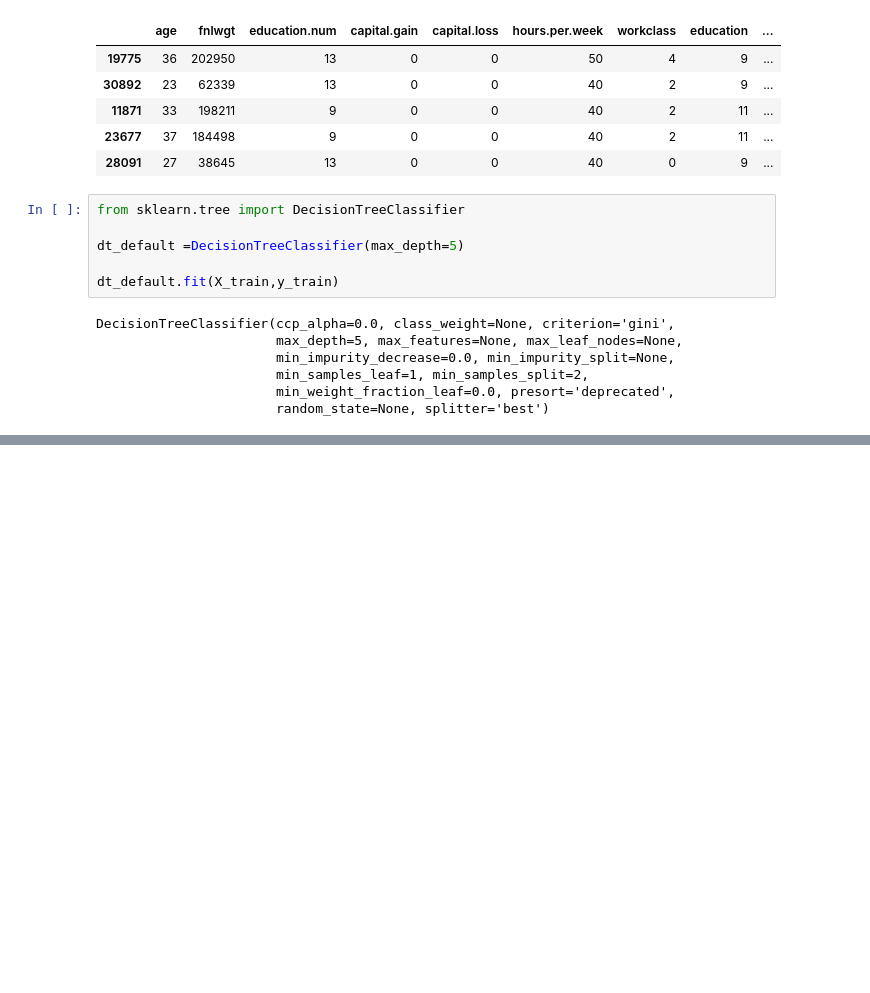
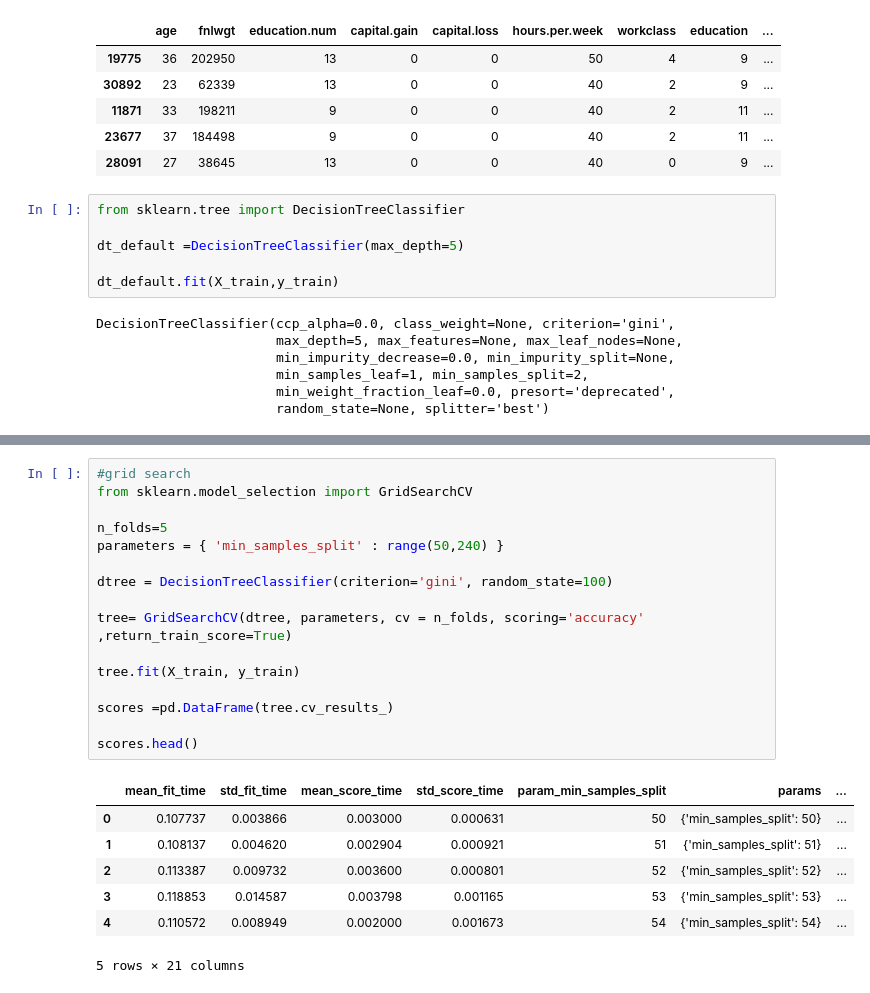
Before and after one commit to ashwinijindal10/pgdm-code, a Jupyter notebook: ML2/Tree.ipynb, the cells around one changed output, grey strips where cells are left out. Cells and saved outputs as stored; diff of their text form; blank space fills up the shorter version.

```diff
--- a/ML2/Tree.ipynb
+++ b/ML2/Tree.ipynb
@@ -127,0 +136,24 @@ weighted avg       0.85      0.86      0.85      9216
+# %%
+#grid search
+from sklearn.model_selection import GridSearchCV
+
+n_folds=5
+parameters = { 'min_samples_split' : range(50,240) }
+
+dtree = DecisionTreeClassifier(criterion='gini', random_state=100)
+
+tree= GridSearchCV(dtree, parameters, cv = n_folds, scoring='accuracy' ,return_train_score=True)
+
+tree.fit(X_train, y_train)
+
+scores =pd.DataFrame(tree.cv_results_)
+
+scores.head()
+# %% [output]
+|  | mean_fit_time | std_fit_time | mean_score_time | std_score_time | param_min_samples_split | params | ... |
+| 0 | 0.107737 | 0.003866 | 0.003000 | 0.000631 | 50 | {'min_samples_split': 50} | ... |
+| 1 | 0.108137 | 0.004620 | 0.002904 | 0.000921 | 51 | {'min_samples_split': 51} | ... |
+| 2 | 0.113387 | 0.009732 | 0.003600 | 0.000801 | 52 | {'min_samples_split': 52} | ... |
+| 3 | 0.118853 | 0.014587 | 0.003798 | 0.001165 | 53 | {'min_samples_split': 53} | ... |
+| 4 | 0.110572 | 0.008949 | 0.002000 | 0.001673 | 54 | {'min_samples_split': 54} | ... |
+5 rows × 21 columns
```
Also changed, not shown: parts of 3 cells of this notebook, 4 other files.
